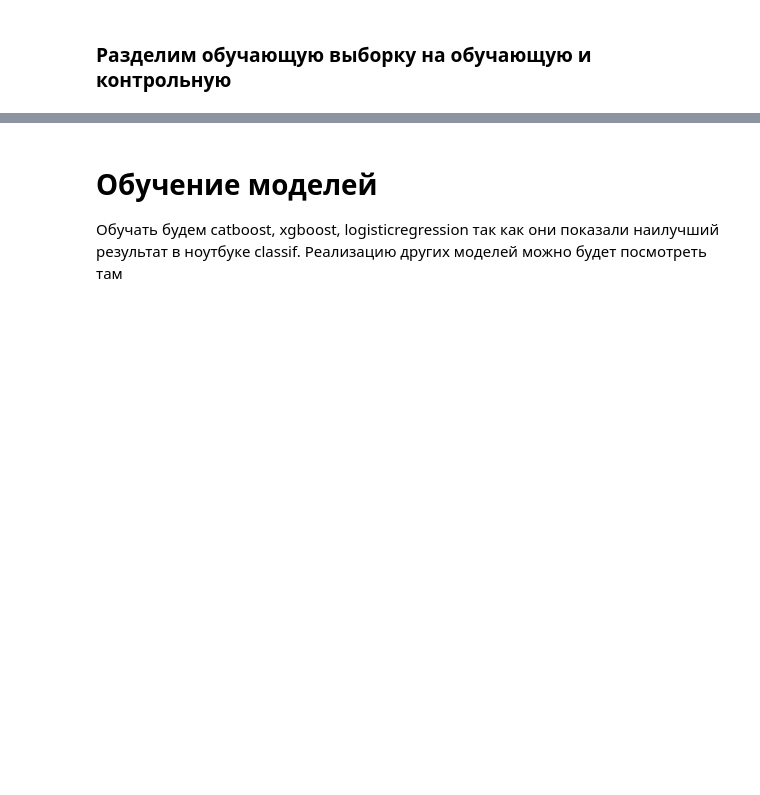
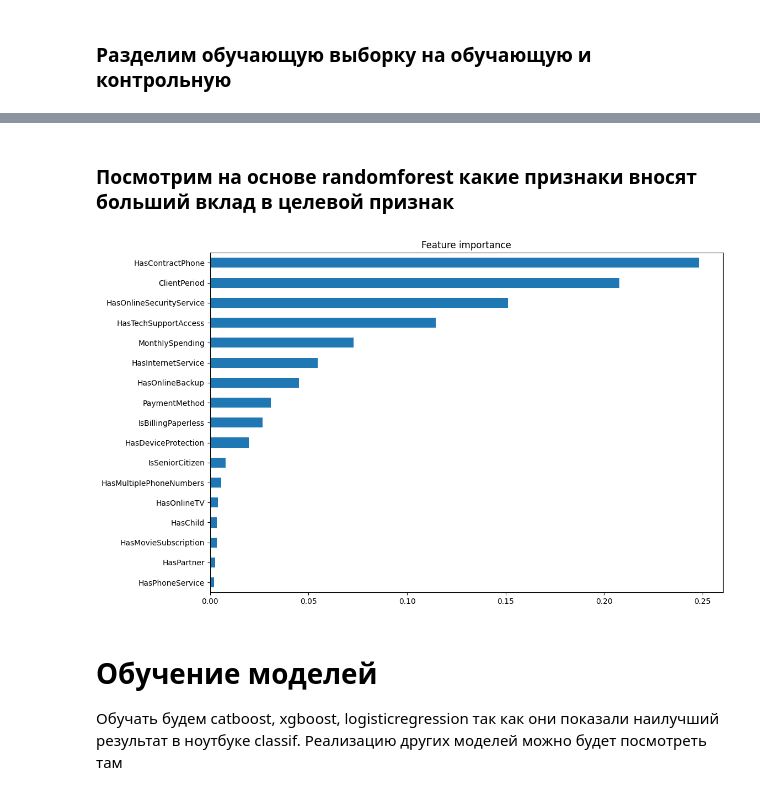
Before and after one commit to Chillibumbik/ML_study, a Jupyter notebook: first_practical_task/pure_version.ipynb, the cells around one changed output, grey strips where cells are left out. Cells and saved outputs as stored; diff of their text form; code cells hidden in the pictures; blank space fills up the shorter version.

```diff
--- a/first_practical_task/pure_version.ipynb
+++ b/first_practical_task/pure_version.ipynb
@@ -273,3 +281,7 @@ sns.heatmap(data=corr_matrix, annot=True, cmap="coolwarm", ax=axes, linewidth=.5
+# %%
+train.drop("TotalSpent", axis=1, inplace=True)
+num_cols.remove("TotalSpent")
+commit.drop("TotalSpent", axis=1, inplace=True)
 # %% [markdown]
 Теперь, посмотрим распределение целевого признака
 # %%
@@ -338,3 +350,21 @@ train_x
+# %% [markdown]
+### Посмотрим на основе randomforest какие признаки вносят больший вклад в целевой признак
+# %%
+from sklearn.ensemble import RandomForestClassifier
+
+
+train_x_le = train_x.copy()
+train_x_le[cat_cols] = OrdinalEncoder().fit_transform(train_x_le[cat_cols])
+
+
+clf = RandomForestClassifier(n_estimators=2000, min_impurity_decrease=0.001)
+clf.fit(train_x_le, train_y)
+pd.DataFrame(clf.feature_importances_, index=train_x_le.columns, columns=["importance"]) \
+    .sort_values("importance") \
+    .plot(kind="barh", legend=False, figsize=(12, 8));
+plt.title("Feature importance");
+# %% [output]
+[figure, added]
 # %% [markdown]
 # Обучение моделей
 Обучать будем catboost, xgboost, logisticregression так как они показали наилучший результат в ноутбуке classif. Реализацию других моделей можно будет посмотреть там
```
Also changed, not shown: parts of 15 cells of this notebook, 9 other files.
